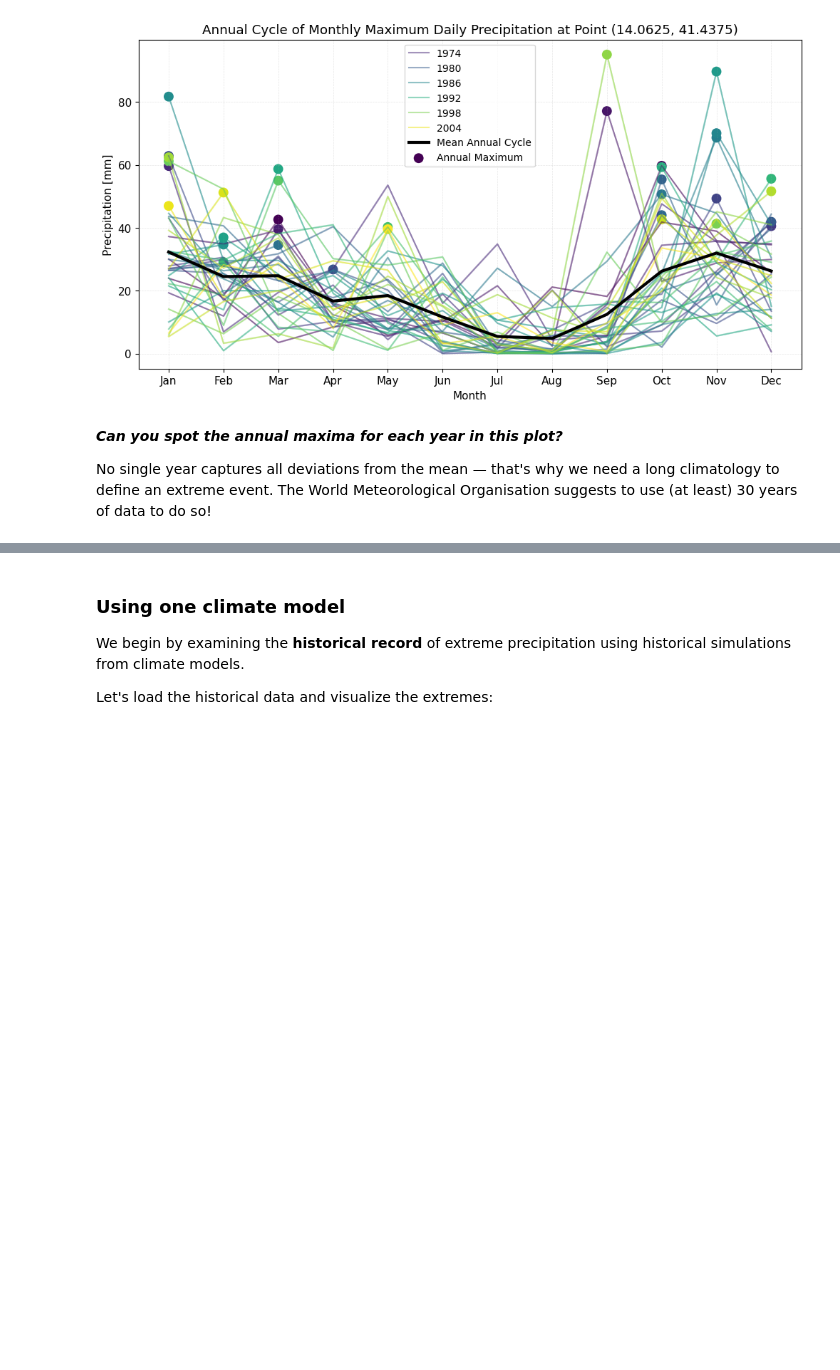
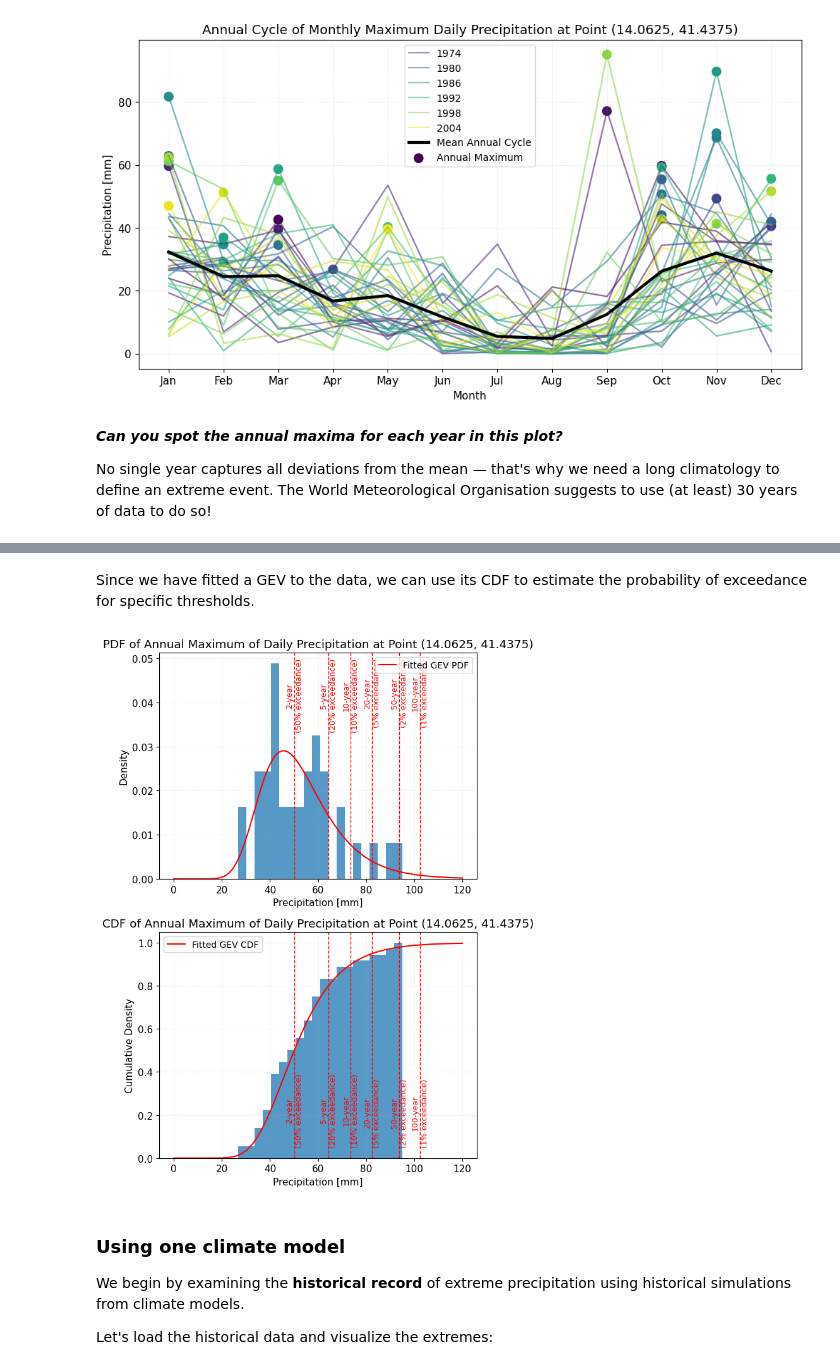
Before and after one commit to ecmwf-training/extreme-precipitation-exposure, a Jupyter notebook: tutorials/return_period.ipynb, the cells around one changed output, grey strips where cells are left out. Cells and saved outputs as stored; diff of their text form; code cells hidden in the pictures; blank space fills up the shorter version.

```diff
--- a/tutorials/return_period.ipynb
+++ b/tutorials/return_period.ipynb
@@ -194,3 +260,42 @@ The annual maxima help us to further refine what we call an extreme precipitatio
+# %% [markdown]
+Since we have fitted a GEV to the data, we can use its CDF to estimate the probability of exceedance for specific thresholds.
+# %%
+# Repeat the two-panel plot above but introduce vertical lines indicating the return levels for return periods of 2, 5, 10, 20, 50, and 100 years
+fig, axes = plt.subplots(2, 1, figsize=(6, 9))
+# PDF
+sns.histplot(annual_max_df['rx1day'], bins=20, edgecolor='None', stat='density', ax=axes[0])
+x = np.linspace(0, annual_max_df['rx1day'].max()+25, 100)
+pdf = genextreme.pdf(x, *gev_params)
+axes[0].plot(x, pdf, color='red', label='Fitted GEV PDF')
+axes[0].set_title(f'PDF of Annual Maximum of Daily Precipitation at Point ({point_df["lon"].iloc[0]}, {point_df["lat"].iloc[0]})')
+axes[0].set_xlabel('Precipitation [mm]')
+axes[0].set_ylabel('Density')
+axes[0].grid(True, alpha=0.3, linestyle='--', linewidth=0.5)
+axes[0].legend(loc='upper left', fontsize=10, frameon=True)
+# CDF
+sns.histplot(annual_max_df['rx1day'], bins=20, edgecolor='None', stat='density', cumulative=True, ax=axes[1])
+cdf = genextreme.cdf(x, *gev_params)
+axes[1].plot(x, cdf, color='red', label='Fitted GEV CDF')
+axes[1].set_title(f'CDF of Annual Maximum of Daily Precipitation at Point ({point_df["lon"].iloc[0]}, {point_df["lat"].iloc[0]})')
+axes[1].set_xlabel('Precipitation [mm]')
+axes[1].set_ylabel('Cumulative Density')
+axes[1].grid(True, alpha=0.3, linestyle='--', linewidth=0.5)
+axes[1].legend(loc='upper left', fontsize=10, frameon=True)
+# Add vertical lines for return levels
+return_periods = np.array([2, 5, 10, 20, 50, 100])
+return_levels = genextreme.ppf(1 - 1/return_periods, *gev_params)
+for rp, rl in zip(return_periods, return_levels):
+    axes[0].axvline(rl, color='red', linestyle='--', linewidth=1, label=None)
+    axes[1].axvline(rl, color='red', linestyle='--', linewidth=1, label=None)
+# annotate the vertical lines and write exceedance probability vertically along the dashed lines in the PDF panel, and return level in the CDF panel
+for rp, rl in zip(return_periods, return_levels):
+    axes[0].annotate(f'{rp}-year\n({1/rp:.0%} exceedance)', xy=(rl, 0), xytext=(rl, 0.05), textcoords='data', ha='center', va='top', fontsize=9, color='red', rotation=90)
+    axes[1].annotate(f'{rp}-year\n({1/rp:.0%} exceedance)', xy=(rl, 0), xytext=(rl, 0.05), textcoords='data', ha='center', va='bottom', fontsize=9, color='red', rotation=90)
+axes[0].legend(loc='upper right', fontsize=10, frameon=True)
+axes[1].legend(loc='upper left', fontsize=10, frameon=True)
+plt.tight_layout()
+# %% [output]
+[figure, added]
 # %% [markdown]
 ### Using one climate model
 
```
Also changed, not shown: parts of 9 cells of this notebook.
